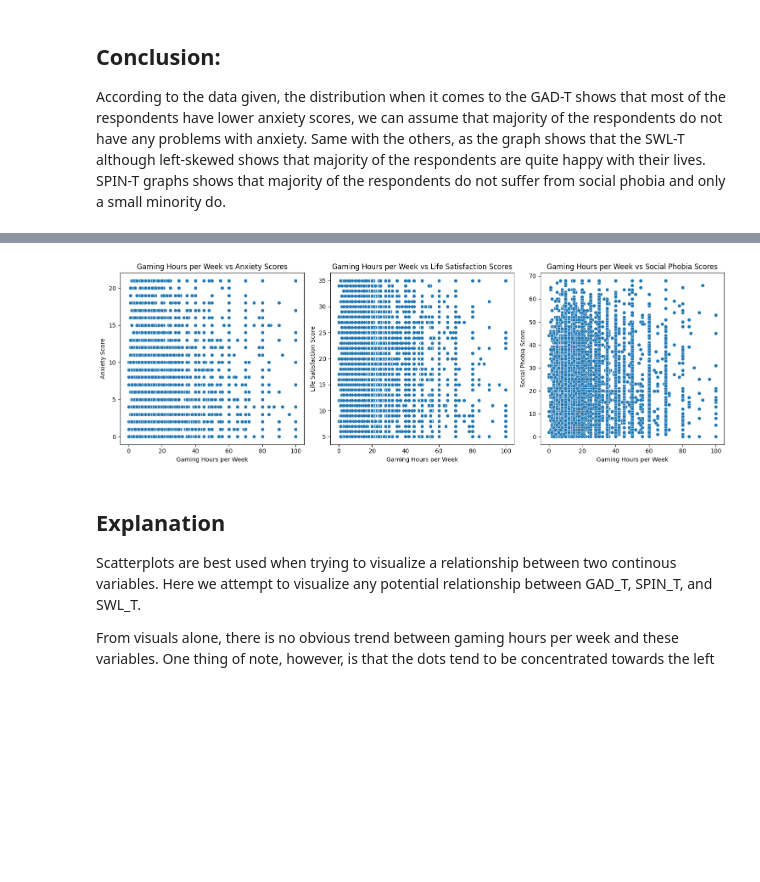
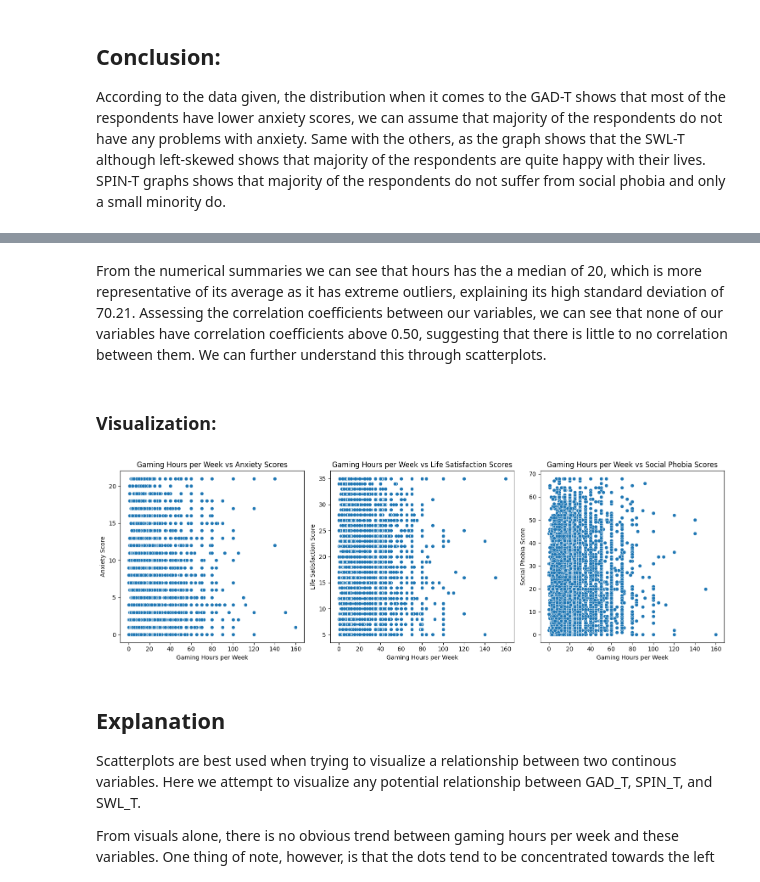
Before and after one commit to MglGuer/CSMODEL-MCO, a Jupyter notebook: Group 4 CSMODEL MCO1.ipynb, the cells around one changed output, grey strips where cells are left out. Drawn from its saved outputs; the diff is of its cells as text; code cells hidden in the pictures; blank space fills up the shorter version.

```diff
--- a/Group 4 CSMODEL MCO1.ipynb
+++ b/Group 4 CSMODEL MCO1.ipynb
@@ -323,29 +395,33 @@ Here, we seek to answer the question "Do gaming hours per week correlate with an
+# %% [markdown]
+From the numerical summaries we can see that hours has the a median of 20, which is more representative of its average as it has extreme outliers, explaining its high standard deviation of 70.21. Assessing the correlation coefficients between our variables, we can see that none of our variables have correlation coefficients above 0.50, suggesting that there is little to no correlation between them. We can further understand this through scatterplots.
+# %% [markdown]
+### Visualization:
 # %%
-gamingAnxiety_df = gamingAnxiety_df[gamingAnxiety_df['Hours'] <= 100]
+gamingAnxiety_df = gamingAnxiety_df[gamingAnxiety_df['Hours'] <= 200]
 plt.figure(figsize=(15, 5))
 
 plt.subplot(1, 3, 1)
 sns.scatterplot(x='Hours', y='GAD_T', data=gamingAnxiety_df)
 plt.title('Gaming Hours per Week vs Anxiety Scores')
 plt.xlabel('Gaming Hours per Week')
 plt.ylabel('Anxiety Score')
 
 plt.subplot(1, 3, 2)
 sns.scatterplot(x='Hours', y='SWL_T', data=gamingAnxiety_df)
 plt.title('Gaming Hours per Week vs Life Satisfaction Scores')
 plt.xlabel('Gaming Hours per Week')
 plt.ylabel('Life Satisfaction Score')
 
 plt.subplot(1, 3, 3)
 sns.scatterplot(x='Hours', y='SPIN_T', data=gamingAnxiety_df)
 plt.title('Gaming Hours per Week vs Social Phobia Scores')
 plt.xlabel('Gaming Hours per Week')
 plt.ylabel('Social Phobia Score')
 
 plt.tight_layout()
 plt.show()
 # %% [output]
-[figure, old version]
+[figure, new version]
 # %% [markdown]
 ## Explanation
 Scatterplots are best used when trying to visualize a relationship between two continous variables. Here we attempt to visualize any potential relationship between GAD_T, SPIN_T, and SWL_T.
```
Also changed, not shown: parts of 23 cells of this notebook.
